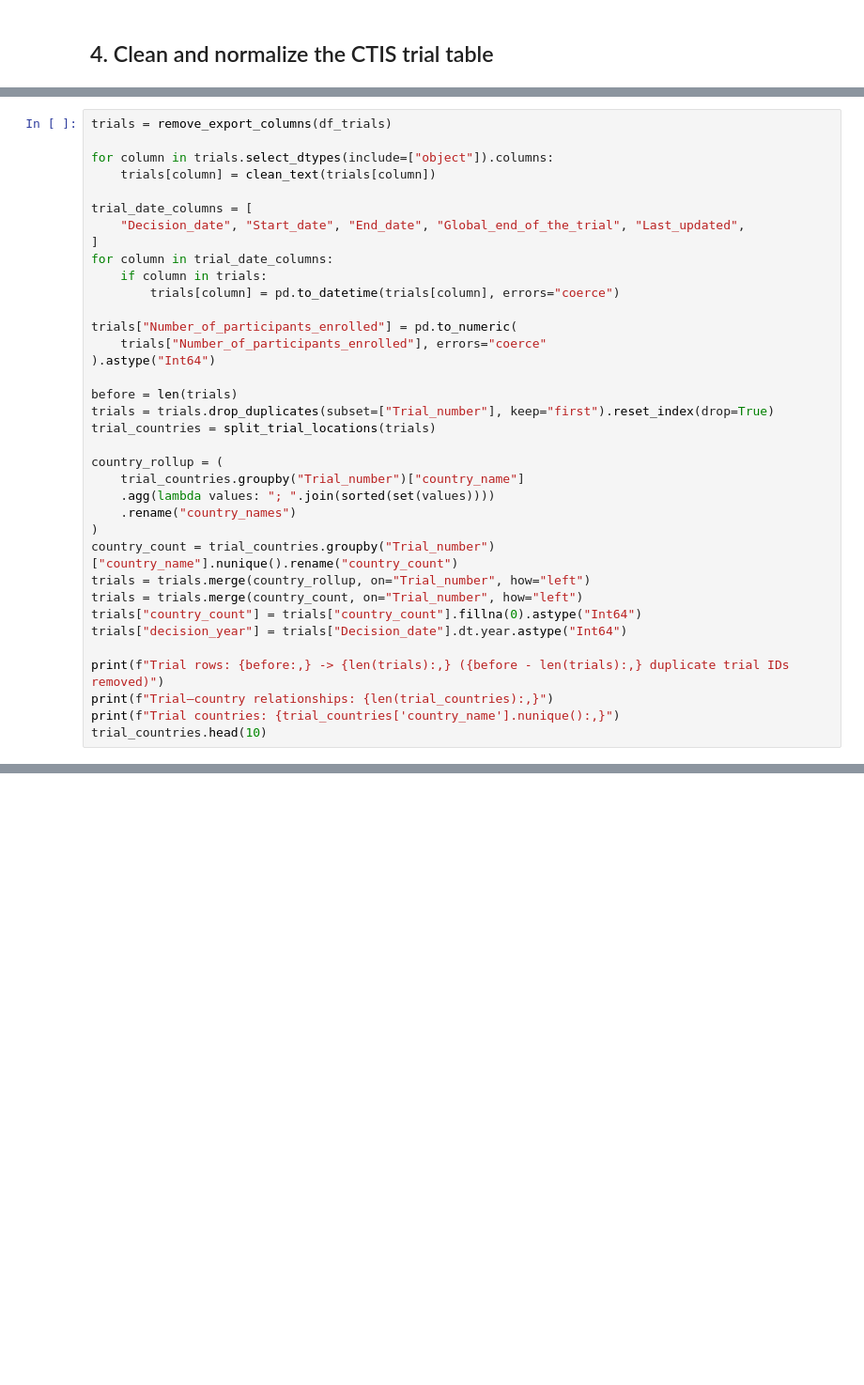
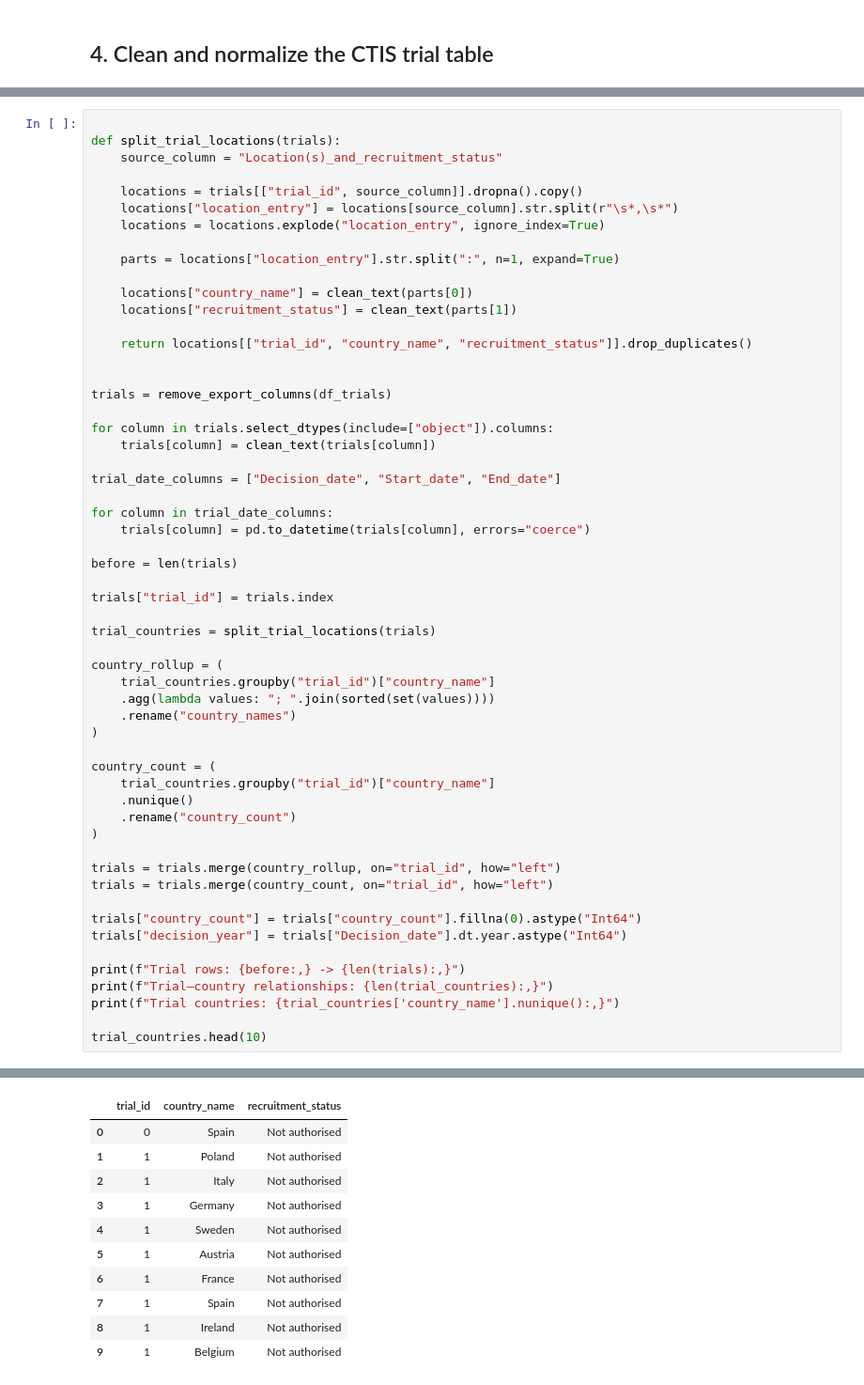
Before and after one commit to FernandaCladera/SalesAnalytics, a Jupyter notebook: Scripts/data_cleaning.ipynb, the cells around one changed output, grey strips where cells are left out. Shown at 94% size. Saved outputs shown, nothing was run; the diff lists cells and outputs as text; blank space fills up the shorter version.

Commit message:
finaly data clean

```diff
--- a/Scripts/data_cleaning.ipynb
+++ b/Scripts/data_cleaning.ipynb
@@ -304,37 +301,58 @@ Index(['Unnamed: 0', 'Trial_number', 'Protocol_code', 'Title_of_the_trial',
       dtype='str')
 # %%
+
+def split_trial_locations(trials):
+    source_column = "Location(s)_and_recruitment_status"
+
+    locations = trials[["trial_id", source_column]].dropna().copy()
+    locations["location_entry"] = locations[source_column].str.split(r"\s*,\s*")
+    locations = locations.explode("location_entry", ignore_index=True)
+
+    parts = locations["location_entry"].str.split(":", n=1, expand=True)
+
+    locations["country_name"] = clean_text(parts[0])
+    locations["recruitment_status"] = clean_text(parts[1])
+
+    return locations[["trial_id", "country_name", "recruitment_status"]].drop_duplicates()
+
+
 trials = remove_export_columns(df_trials)
 
 for column in trials.select_dtypes(include=["object"]).columns:
     trials[column] = clean_text(trials[column])
 
-trial_date_columns = [
-    "Decision_date", "Start_date", "End_date", "Global_end_of_the_trial", "Last_updated",
-]
+trial_date_columns = ["Decision_date", "Start_date", "End_date"]
+
 for column in trial_date_columns:
-    if column in trials:
-        trials[column] = pd.to_datetime(trials[column], errors="coerce")
-
-trials["Number_of_participants_enrolled"] = pd.to_numeric(
-    trials["Number_of_participants_enrolled"], errors="coerce"
-).astype("Int64")
+    trials[column] = pd.to_datetime(trials[column], errors="coerce")
 
 before = len(trials)
-trials = trials.drop_duplicates(subset=["Trial_number"], keep="first").reset_index(drop=True)
+
+trials["trial_id"] = trials.index
+
 trial_countries = split_trial_locations(trials)
 
 country_rollup = (
-    trial_countries.groupby("Trial_number")["country_name"]
+    trial_countries.groupby("trial_id")["country_name"]
     .agg(lambda values: "; ".join(sorted(set(values))))
     .rename("country_names")
 )
-country_count = trial_countries.groupby("Trial_number")["country_name"].nunique().rename("country_count")
-trials = trials.merge(country_rollup, on="Trial_number", how="left")
-trials = trials.merge(country_count, on="Trial_number", how="left")
+
+country_count = (
+    trial_countries.groupby("trial_id")["country_name"]
+    .nunique()
+    .rename("country_count")
+)
+
+trials = trials.merge(country_rollup, on="trial_id", how="left")
+trials = trials.merge(country_count, on="trial_id", how="left")
+
 trials["country_count"] = trials["country_count"].fillna(0).astype("Int64")
 trials["decision_year"] = trials["Decision_date"].dt.year.astype("Int64")
 
-print(f"Trial rows: {before:,} -> {len(trials):,} ({before - len(trials):,} duplicate trial IDs removed)")
+print(f"Trial rows: {before:,} -> {len(trials):,}")
 print(f"Trial–country relationships: {len(trial_countries):,}")
 print(f"Trial countries: {trial_countries['country_name'].nunique():,}")
+
 trial_countries.head(10)
+# %% [output]
@@ -340,0 +364,11 @@ trial_countries.head(10)
+|  | trial_id | country_name | recruitment_status |
+| 0 | 0 | Spain | Not authorised |
+| 1 | 1 | Poland | Not authorised |
+| 2 | 1 | Italy | Not authorised |
+| 3 | 1 | Germany | Not authorised |
+| 4 | 1 | Sweden | Not authorised |
+| 5 | 1 | Austria | Not authorised |
+| 6 | 1 | France | Not authorised |
+| 7 | 1 | Spain | Not authorised |
+| 8 | 1 | Ireland | Not authorised |
+| 9 | 1 | Belgium | Not authorised |
```
Also changed, not shown: parts of 8 cells of this notebook, 2 other files.
